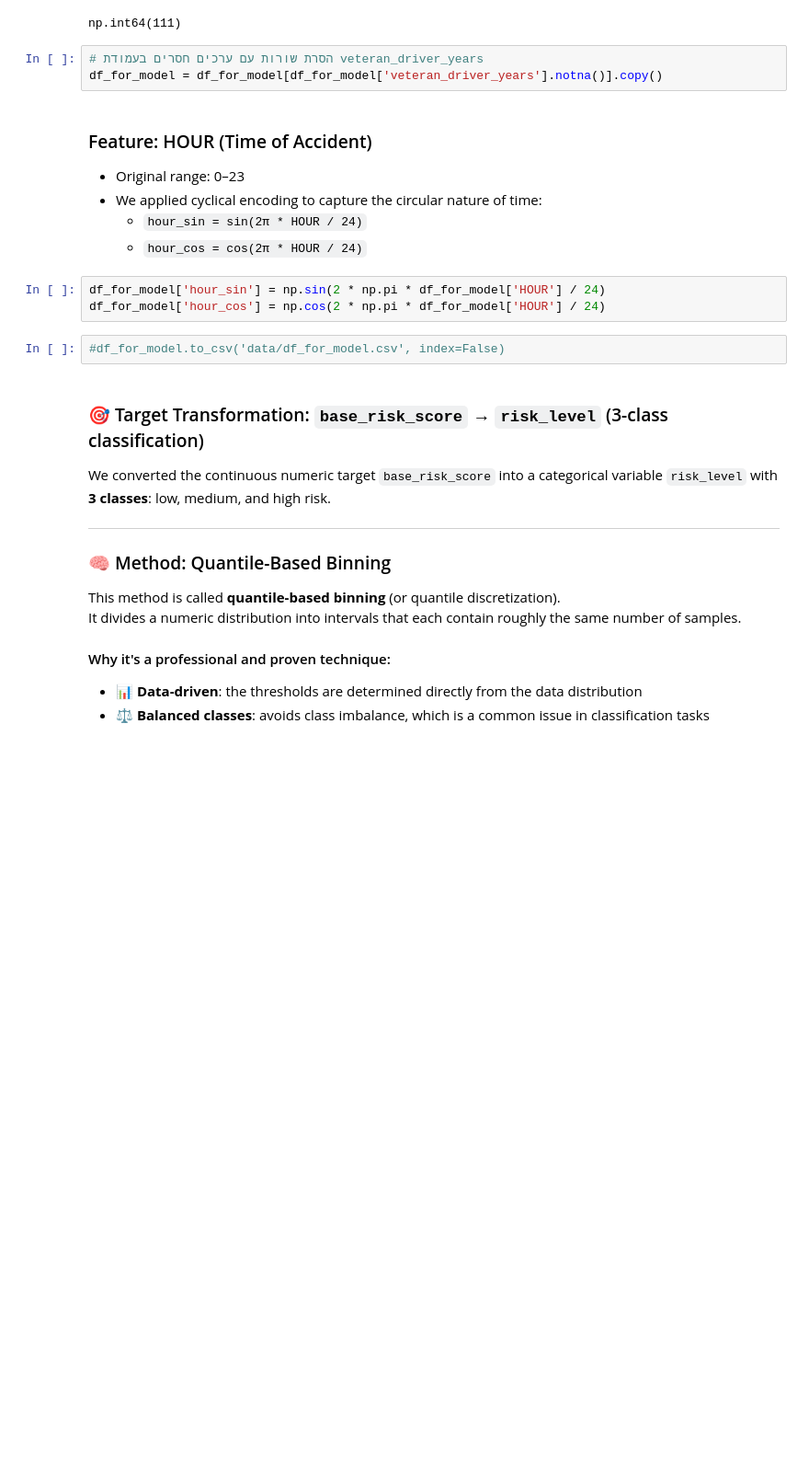
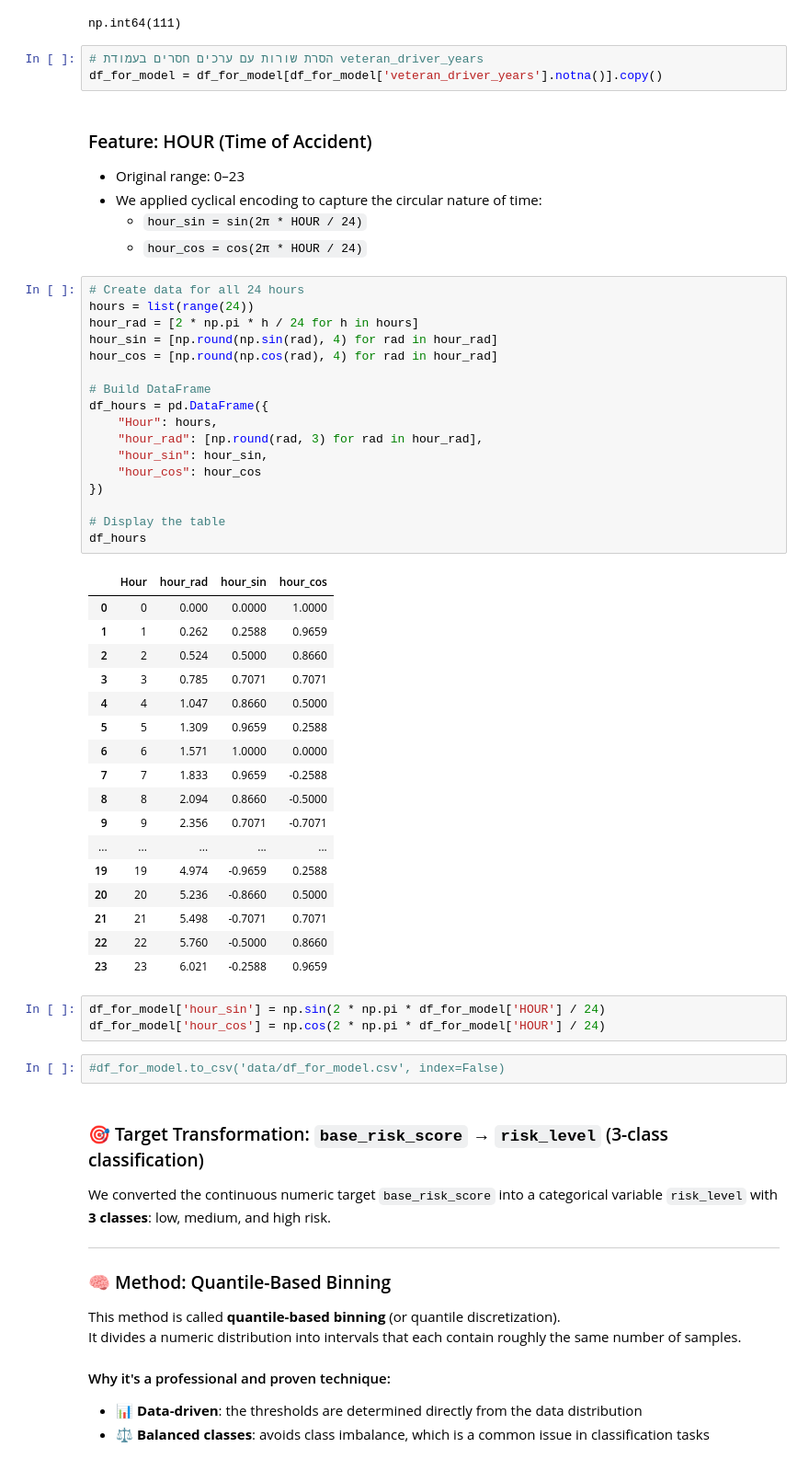
Before and after one commit to itamarshapira/SafeJunctionDetecion-ML, a Jupyter notebook: SafeJunctionDetection.ipynb, the cells around one changed output. Shown at 92% size. Saved outputs shown, nothing was run; the diff lists cells and outputs as text; blank space fills up the shorter version.

```diff
--- a/SafeJunctionDetection.ipynb
+++ b/SafeJunctionDetection.ipynb
@@ -1301,6 +1362,41 @@ df_for_model = df_for_model[df_for_model['veteran_driver_years'].notna()].copy()
 - We applied cyclical encoding to capture the circular nature of time:
   - `hour_sin = sin(2π * HOUR / 24)`
   - `hour_cos = cos(2π * HOUR / 24)`
+# %%
+# Create data for all 24 hours
+hours = list(range(24))
+hour_rad = [2 * np.pi * h / 24 for h in hours]
+hour_sin = [np.round(np.sin(rad), 4) for rad in hour_rad]
+hour_cos = [np.round(np.cos(rad), 4) for rad in hour_rad]
+
+# Build DataFrame
+df_hours = pd.DataFrame({
+    "Hour": hours,
+    "hour_rad": [np.round(rad, 3) for rad in hour_rad],
+    "hour_sin": hour_sin,
+    "hour_cos": hour_cos
+})
+
+# Display the table
+df_hours
+# %% [output]
+|  | Hour | hour_rad | hour_sin | hour_cos |
+| 0 | 0 | 0.000 | 0.0000 | 1.0000 |
+| 1 | 1 | 0.262 | 0.2588 | 0.9659 |
+| 2 | 2 | 0.524 | 0.5000 | 0.8660 |
+| 3 | 3 | 0.785 | 0.7071 | 0.7071 |
+| 4 | 4 | 1.047 | 0.8660 | 0.5000 |
+| 5 | 5 | 1.309 | 0.9659 | 0.2588 |
+| 6 | 6 | 1.571 | 1.0000 | 0.0000 |
+| 7 | 7 | 1.833 | 0.9659 | -0.2588 |
+| 8 | 8 | 2.094 | 0.8660 | -0.5000 |
+| 9 | 9 | 2.356 | 0.7071 | -0.7071 |
+| ... | ... | ... | ... | ... |
+| 19 | 19 | 4.974 | -0.9659 | 0.2588 |
+| 20 | 20 | 5.236 | -0.8660 | 0.5000 |
+| 21 | 21 | 5.498 | -0.7071 | 0.7071 |
+| 22 | 22 | 5.760 | -0.5000 | 0.8660 |
+| 23 | 23 | 6.021 | -0.2588 | 0.9659 |
 # %%
 df_for_model['hour_sin'] = np.sin(2 * np.pi * df_for_model['HOUR'] / 24)
 df_for_model['hour_cos'] = np.cos(2 * np.pi * df_for_model['HOUR'] / 24)
```
Also changed, not shown: parts of 7 cells of this notebook, 1 other file.
